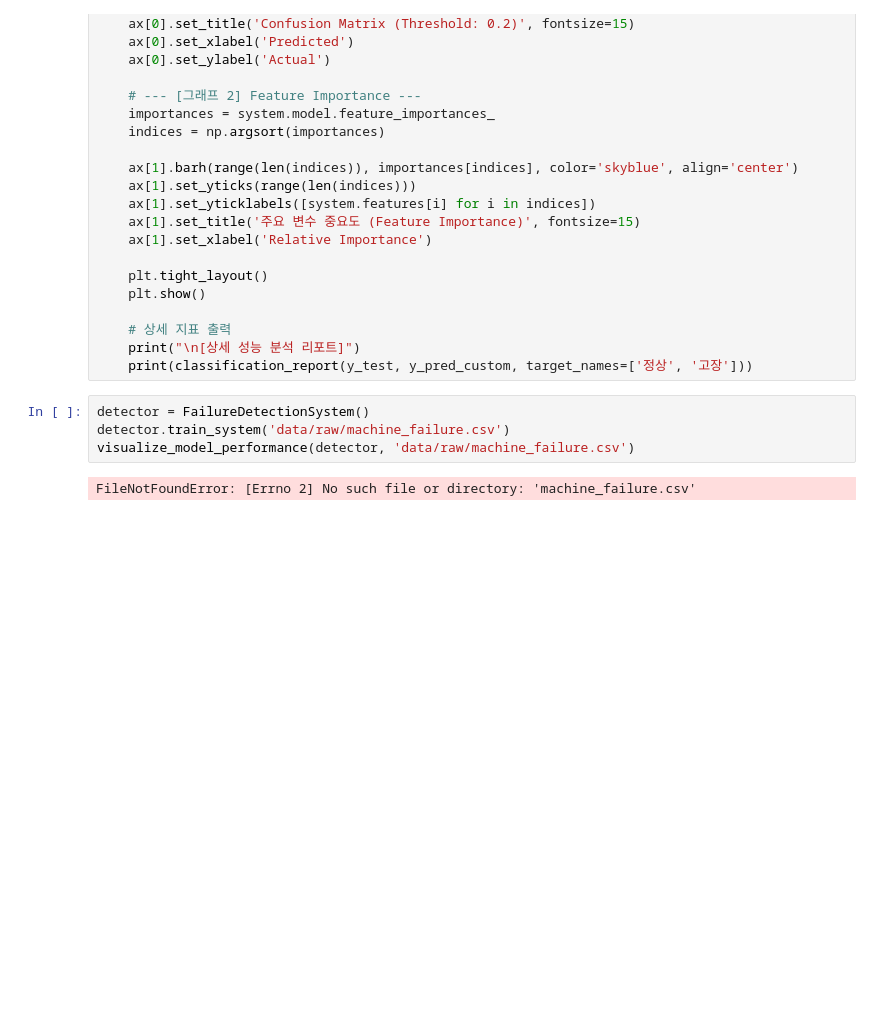
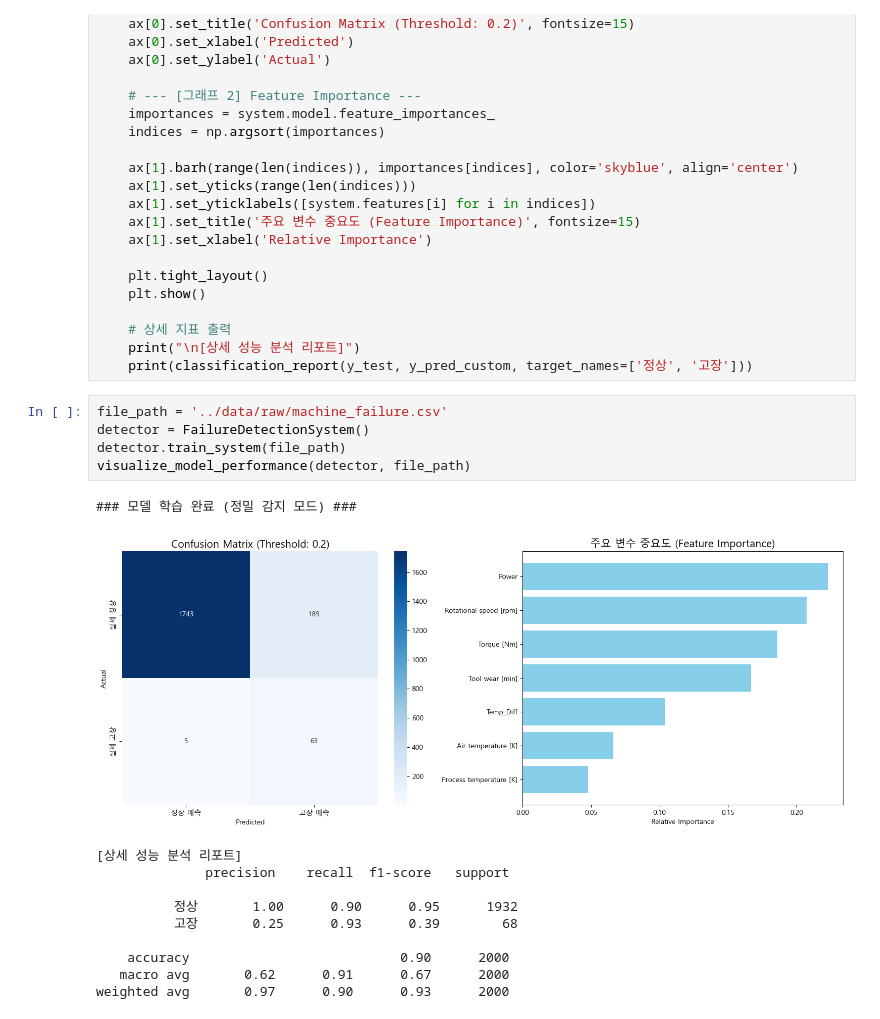
Before and after one commit to kod0751/EquipGuard, a Jupyter notebook: ml/notebooks/이중 분류 모델.ipynb, the cells around one changed output. Saved outputs shown, nothing was run; the diff lists cells and outputs as text; blank space fills up the shorter version.

```diff
--- a/ml/notebooks/이중 분류 모델.ipynb
+++ b/ml/notebooks/이중 분류 모델.ipynb
@@ -313,8 +313,19 @@ def visualize_model_performance(system, file_path):
     print("\n[상세 성능 분석 리포트]")
     print(classification_report(y_test, y_pred_custom, target_names=['정상', '고장']))
 # %%
+file_path = '../data/raw/machine_failure.csv'
 detector = FailureDetectionSystem()
-detector.train_system('data/raw/machine_failure.csv')
-visualize_model_performance(detector, 'data/raw/machine_failure.csv')
+detector.train_system(file_path)
+visualize_model_performance(detector, file_path)
 # %% [output]
-FileNotFoundError: [Errno 2] No such file or directory: 'machine_failure.csv'
+### 모델 학습 완료 (정밀 감지 모드) ###
+[figure, added]
+[상세 성능 분석 리포트]
+              precision    recall  f1-score   support
+
+          정상       1.00      0.90      0.95      1932
+          고장       0.25      0.93      0.39        68
+
+    accuracy                           0.90      2000
+   macro avg       0.62      0.91      0.67      2000
+weighted avg       0.97      0.90      0.93      2000
```
Also changed, not shown: 1 other file.
